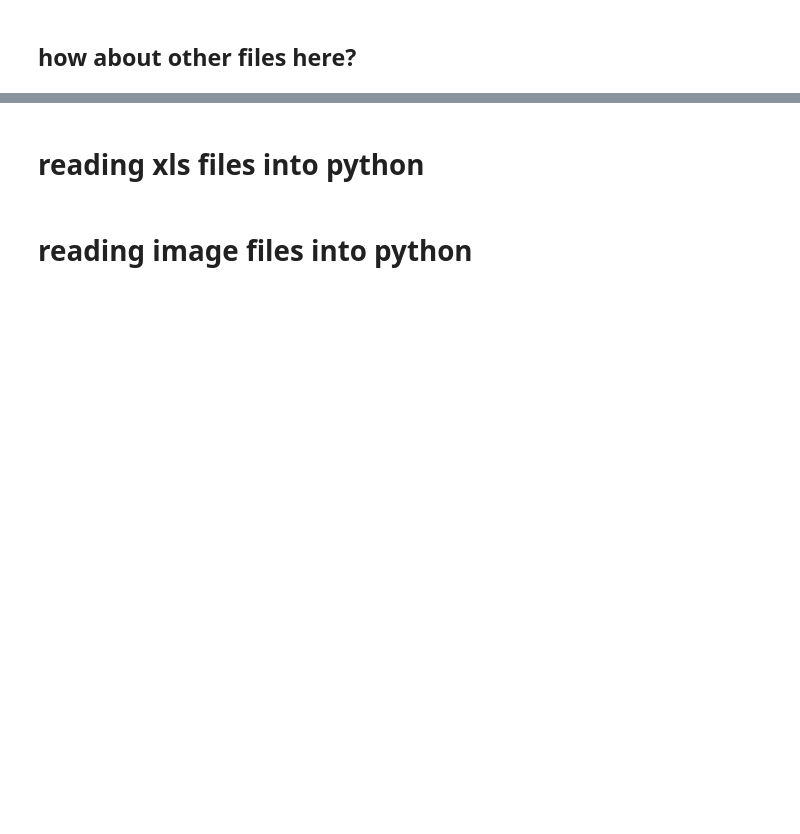
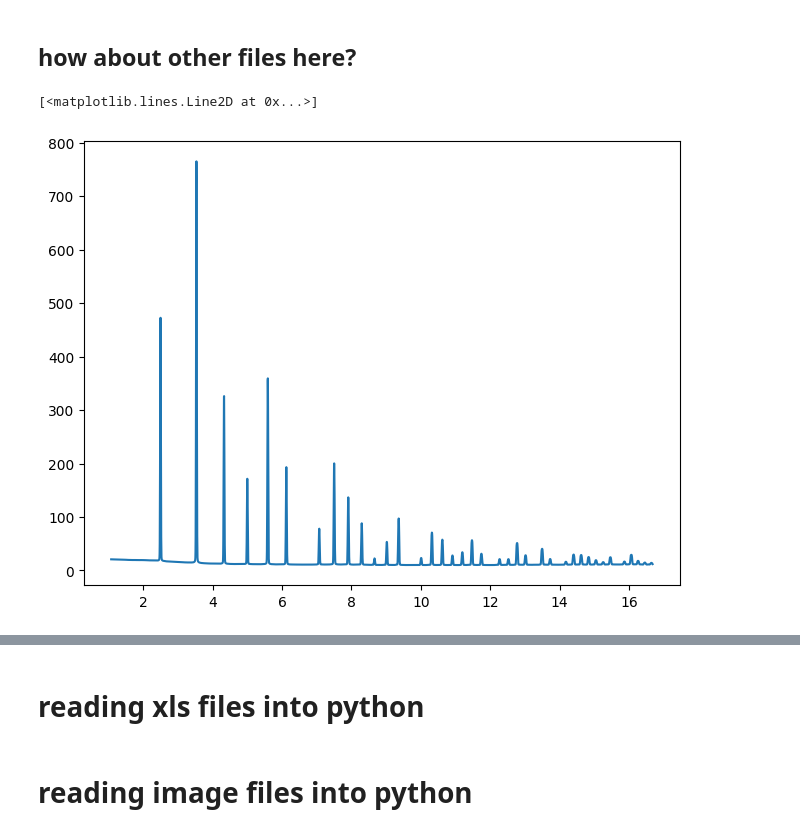
Before and after one commit to pmeshkov/pySULI, a Jupyter notebook: notebooks/000.read_research_data_into_python.ipynb, the cells around one changed output, grey strips where cells are left out. Cells and saved outputs as stored; diff of their text form; code cells hidden in the pictures; blank space fills up the shorter version.

```diff
--- a/notebooks/000.read_research_data_into_python.ipynb
+++ b/notebooks/000.read_research_data_into_python.ipynb
@@ -68,2 +70,9 @@ plt.plot(data[0],data[1])
 # %% [markdown]
 ## how about other files here?
+# %%
+data = np.loadtxt('LaB6-XRD-data-from-XPD-beamline.xy',unpack=True)
+plt.figure()
+plt.plot(data[0],data[1])
+# %% [output]
+[<matplotlib.lines.Line2D at 0x...>]
+[figure, added]
```
Also changed, not shown: parts of 9 cells of this notebook.
